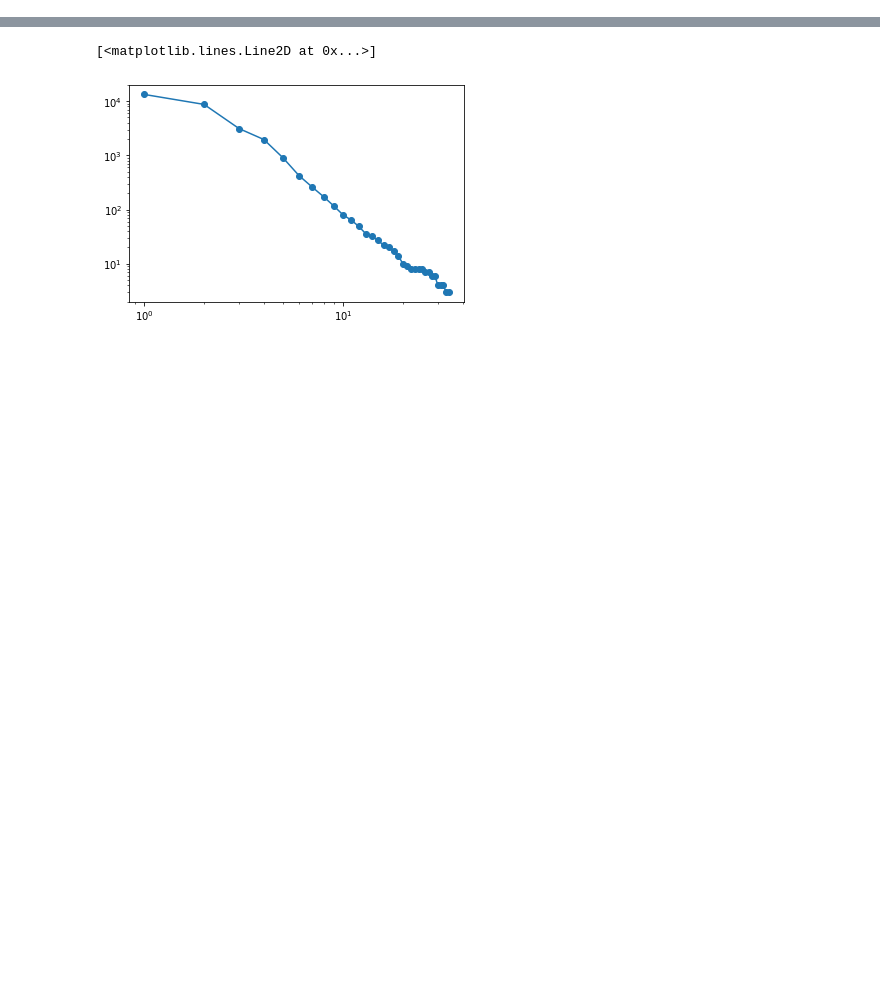
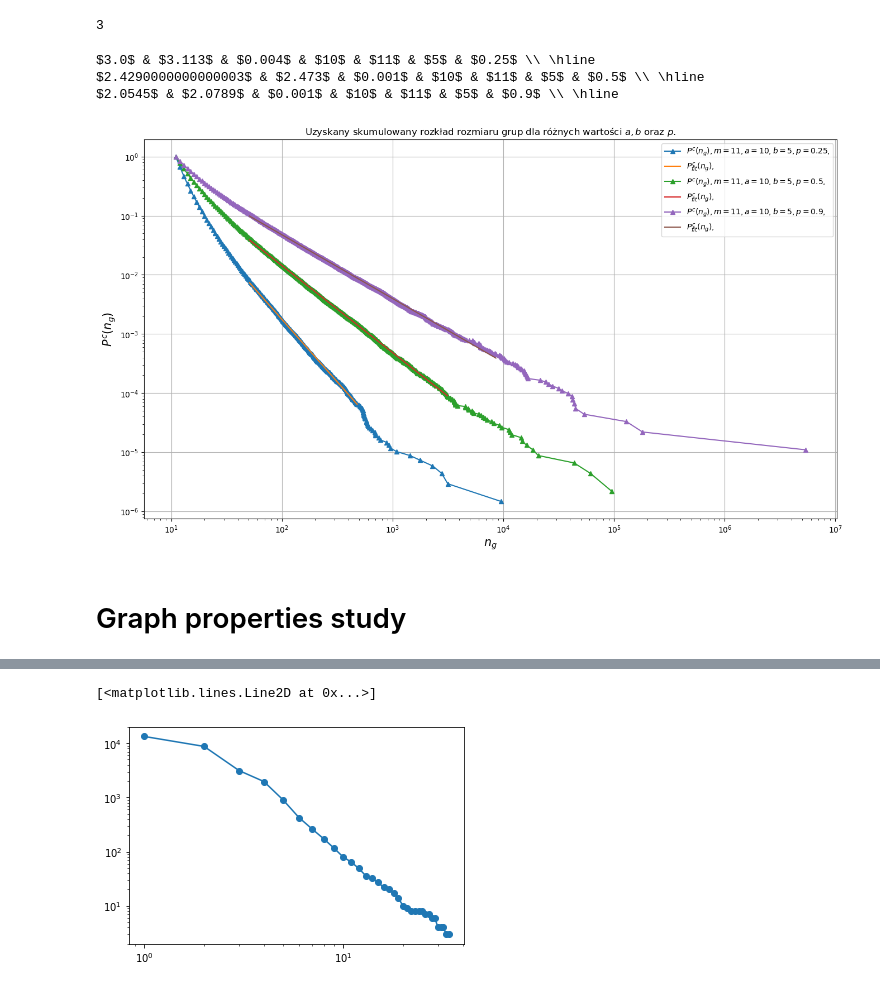
Before and after one commit to MateuszS312/Complex_evolving_networks, a Jupyter notebook: complex_evolving_networks.ipynb, the cells around one changed output, grey strips where cells are left out. Cells and saved outputs as stored; diff of their text form; code cells hidden in the pictures; blank space fills up the shorter version.

```diff
--- a/complex_evolving_networks.ipynb
+++ b/complex_evolving_networks.ipynb
@@ -1089,0 +604,43 @@ array([0. , 0.1, 0.2, 0.3, 0.4, 0.5, 0.6, 0.7, 0.8, 0.9])
+# %%
+x=0.001
+val=1
+
+find_decimal(x)
+# %% [output]
+3
+# %%
+n_nodes=10**7
+p_list=[0.25,0.5,0.9]
+a=10
+b=5
+m=a+1
+plt.figure(figsize=(16,9),dpi= 100)
+for p in p_list:
+
+    node_list=List.empty_list(types.int32)
+
+    group_dict = Dict.empty(
+        key_type=types.int64,
+        value_type=types.int64,
+    )
+
+    group_size_dict = Dict.empty(
+    key_type=types.int64,
+    value_type=types.int64,
+    )
+
+    groups=List.empty_list(numba.typeof(List.empty_list(types.int32)))
+    initialize_graph(node_list, group_dict, groups, initial_nodes)
+    for n_number in (np.arange(initial_nodes,n_nodes+initial_nodes,m)):
+        proportional_attach(node_list,group_dict,groups,m,a,b,p)
+
+    # plot_degree_distr(node_list,a,b,p,m)
+    plot_group_size_distr(groups,a,b,p,m)
+plt.savefig('wyniki_grupy1.png')
+# %% [output]
+$3.0$ & $3.113$ & $0.004$ & $10$ & $11$ & $5$ & $0.25$ \\ \hline
+$2.4290000000000003$ & $2.473$ & $0.001$ & $10$ & $11$ & $5$ & $0.5$ \\ \hline
+$2.0545$ & $2.0789$ & $0.001$ & $10$ & $11$ & $5$ & $0.9$ \\ \hline
+[figure, added]
+# %% [markdown]
+# Graph properties study
```
Also changed, not shown: parts of 67 cells of this notebook, 7 other files.
